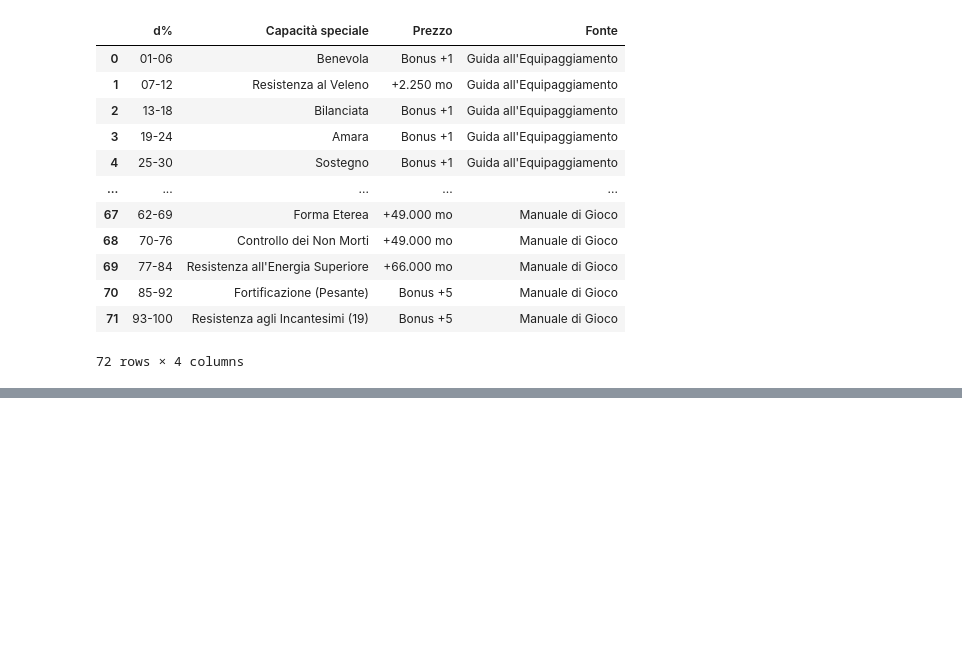
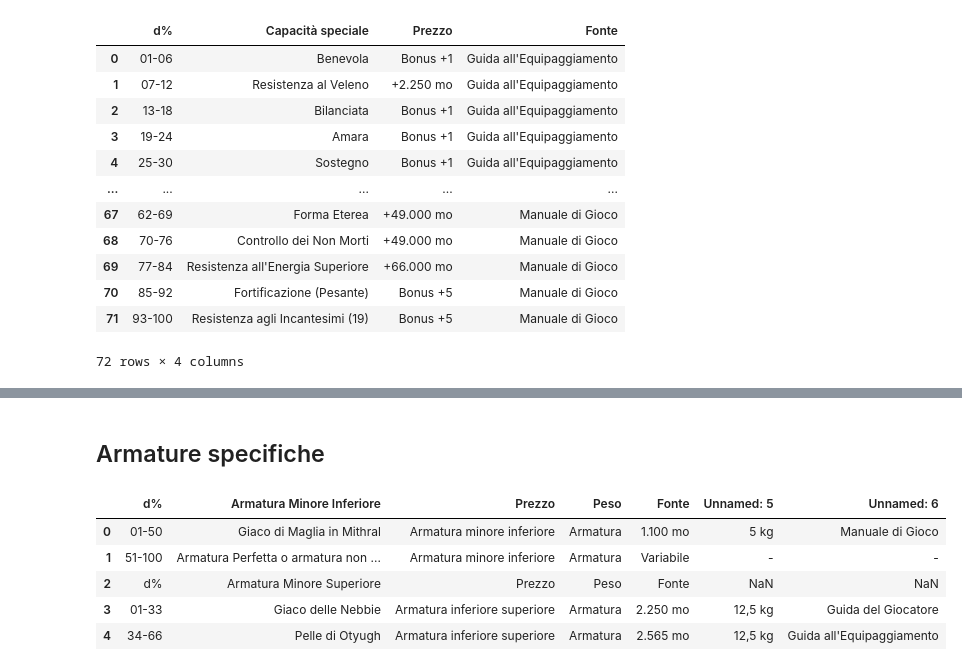
Before and after one commit to mattiafalco/Pathfinder---Magic-Item-Generator, a Jupyter notebook: Cleaning.ipynb, the cells around one changed output, grey strips where cells are left out. Saved outputs shown, nothing was run; the diff lists cells and outputs as text; code cells hidden in the pictures; blank space fills up the shorter version.

Commit message:
cleaned Armature, Scudi specifici remains

```diff
--- a/Cleaning.ipynb
+++ b/Cleaning.ipynb
@@ -355,0 +413,12 @@ save_data(arm_cap_df, 'Armature', names)
+# %% [markdown]
+## Armature specifiche
+# %%
+armature_sp_df = pd.read_csv('data/Armature Magiche_5.csv')
+armature_sp_df.head()
+# %% [output]
+|  | d% | Armatura Minore Inferiore | Prezzo | Peso | Fonte | Unnamed: 5 | Unnamed: 6 |
+| 0 | 01-50 | Giaco di Maglia in Mithral | Armatura minore inferiore | Armatura | 1.100 mo | 5 kg | Manuale di Gioco |
+| 1 | 51-100 | Armatura Perfetta o armatura non ... | Armatura minore inferiore | Armatura | Variabile | - | - |
+| 2 | d% | Armatura Minore Superiore | Prezzo | Peso | Fonte | NaN | NaN |
+| 3 | 01-33 | Giaco delle Nebbie | Armatura inferiore superiore | Armatura | 2.250 mo | 12,5 kg | Guida del Giocatore |
+| 4 | 34-66 | Pelle di Otyugh | Armatura inferiore superiore | Armatura | 2.565 mo | 12,5 kg | Guida all'Equipaggiamento |
```
Also changed, not shown: parts of 12 cells of this notebook, 11 other files.
